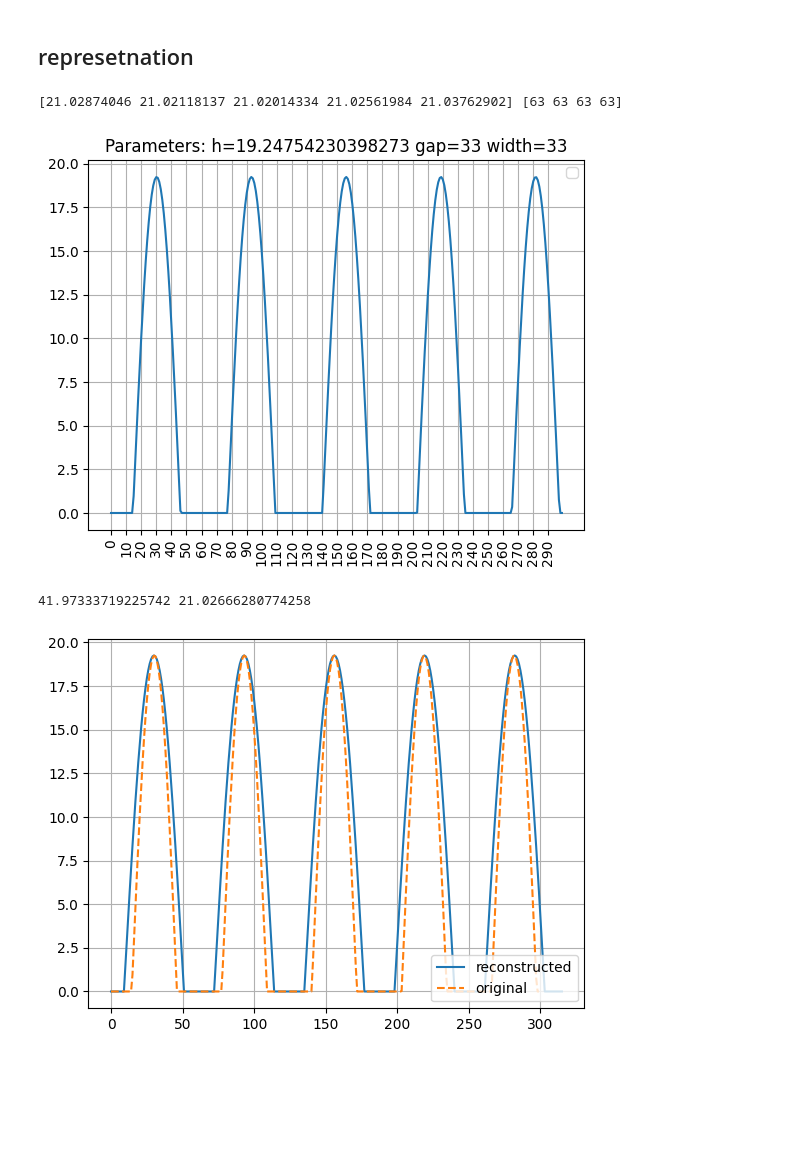
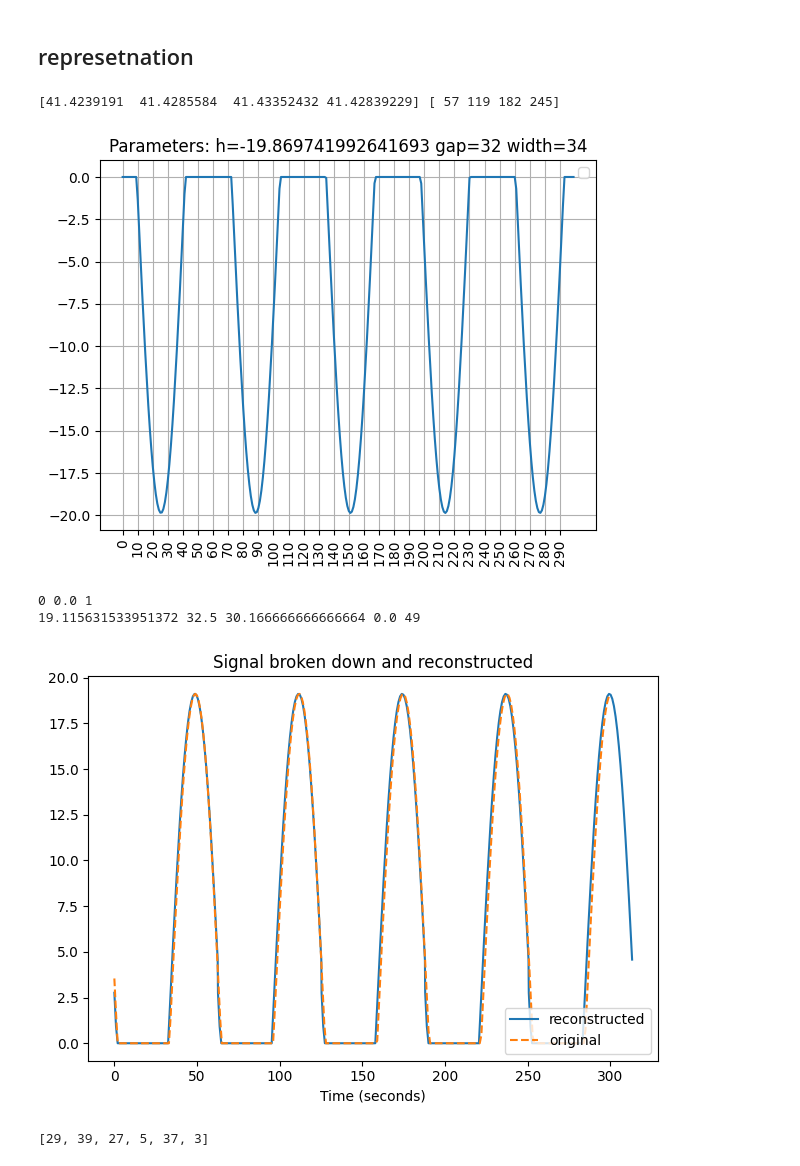
Before and after one commit to shepai/Quadruped, a Jupyter notebook: Code/UBERMODEL/models/view.ipynb, the cells around one changed output. Saved outputs shown, nothing was run; the diff lists cells and outputs as text; code cells hidden in the pictures; blank space fills up the shorter version.

```diff
--- a/Code/UBERMODEL/models/view.ipynb
+++ b/Code/UBERMODEL/models/view.ipynb
@@ -2,7 +2,7 @@
 import numpy as np
 import matplotlib.pyplot as plt
 # %%
-signals=np.load("/its/home/drs25/Quadruped/Code/UBERMODEL/X_DATA_one.npy")
+signals=np.load("/its/home/drs25/Quadruped/Code/UBERMODEL/X_DATA_longer.npy")
 #samples=signals[:6,:,:12]
 dt=0.1
 random_indicies=[np.random.randint(0,len(signals)-1) for i in range(6)]
@@ -443,8 +445,9 @@ plt.show()
 # %%
 # split the waves into simple representations
 from scipy.signal import find_peaks
+
 samples=signals[random_indicies,:,:12]
-sample=samples[0,:300,np.random.randint(0,12)]
+sample=samples[np.random.randint(0,len(samples)),:300,np.random.randint(0,12)]
 a=np.min(sample)
 b=np.max(sample)
 med=np.median(sample)
@@ -482,10 +485,11 @@ plt.grid()
 plt.xticks([i for i in range(0,300,10)],[i for i in range(0,300,10)],rotation=90)
 plt.show()
 # %% [output]
-[21.02874046 21.02118137 21.02014334 21.02561984 21.03762902] [63 63 63 63]
+[41.4239191  41.4285584  41.43352432 41.42839229] [ 57 119 182 245]
-[figure, old version]
+[figure, new version]
 # %%
 from scipy.signal import find_peaks
+from scipy import stats
 def segment(val): #segment the values of the base or width based on differences
     d=np.diff(val)
     segments=[]
@@ -506,9 +510,10 @@ def segment(val): #segment the values of the base or width based on differences
 def breakdown(sample): #break down the wave characteristics
     a=np.min(sample)
     b=np.max(sample)
-    med=np.median(sample)
+    med= stats.mode(sample.astype(np.uint8), keepdims=False).mode
     di = 1 if abs(abs(med)-abs(a)) < abs(abs(med)-abs(b)) else -1 #if the median is closer to one it is the base
     h = abs(abs(a)-abs(b))
+    print(med,np.median(sample),di)
     if di==1: #gather where there are peaks
         base=np.where(sample>a)[0] #gather all values that are in the peak
         wid=np.where(sample<=a)[0] #gather all values that are in the base
@@ -516,45 +521,56 @@ def breakdown(sample): #break down the wave characteristics
         base=np.where(sample<b)[0] #gather all values that are in the peak
         wid=np.where(sample>=b)[0] #gather all values that are in the base
     level=sample[wid[0]]
-    peaks, props = find_peaks(sample, width=True)
+    peaks, props = find_peaks(np.abs(sample-level), width=True, rel_height=1.0) #it is important to
     widths = props["widths"]     # width (right-left)
-    wid=np.average(widths)
+    gap=np.average(widths)
     dist=np.average(np.diff(peaks))
-    gap=dist-wid
+    wid=dist-gap
     #gap=segment(base)
     #wid=segment(wid)
     return h*di,gap,wid,level,peaks[0]
 def reform(height, gap, width, level, start, repeat=1):
     #rising/peak part sampled at integer indices
     x1 = np.arange(start,start+gap)
     y1 = height * np.sin((np.pi / gap) * (x1 - start))
     x2 = np.arange(start+gap, start+gap+width)#flat base part
     y2 = np.ones_like(x2) * level
     x = np.concatenate((x1, x2))#one full cycle
-    y = np.concatenate((y1, y2))
+    y = np.concatenate((y1+level, y2))
     cycles = []#repeat cycles exactly
     ys = []
     for i in range(repeat):
         offset = i * (gap + width)
         cycles.append(x + offset)
         ys.append(y)
     x = np.concatenate(cycles)
     y = np.concatenate(ys)
     # shift so first peak is at index "start"
-    peaks, _ = find_peaks(y)
-    shift = peaks[0] - start
+    peaks, _ = find_peaks(np.abs(y-level))
+    shift = peaks[0] - start #find difference between our generated signal
     x-=start
-    y = np.roll(y, -shift)
+    y = np.roll(y, -shift) #roll it round so it alignes with the start position
     return x, y
-
+random_indicies=[np.random.randint(0,len(signals)-1) for i in range(6)]
+samples=signals[random_indicies,:,:12]
+sample=samples[np.random.randint(0,len(samples)),:300,np.random.randint(0,12)]
 h,gap,wid,level,start=breakdown(sample)
-print(gap,wid)
+print(h,gap,wid,level,start)
 x,y=reform(h,gap,wid,level,start,repeat=5)
 plt.plot(x,y,label="reconstructed")
 plt.plot(np.arange(0,len(sample)),sample,"--",label="original")
-plt.grid()
 plt.legend(loc="lower right")
+plt.title("Signal broken down and reconstructed")
+#plt.xticks([i for i in range(0,len(x),50)],[i/10 for i in range(0,len(x),50)])
+plt.xlabel("Time (seconds)")
+plt.tight_layout()
+plt.savefig("/its/home/drs25/Quadruped/assets/plots/motors_reconstructed.pdf")
 plt.show()
 # %% [output]
-41.97333719225742 21.02666280774258
+0 0.0 1
+19.115631533951372 32.5 30.166666666666664 0.0 49
-[figure, old version]
+[figure, new version]
+# %%
+print(random_indicies,)
+# %% [output]
+[29, 39, 27, 5, 37, 3]
```
Also changed, not shown: parts of 2 cells of this notebook, 1 other file.
